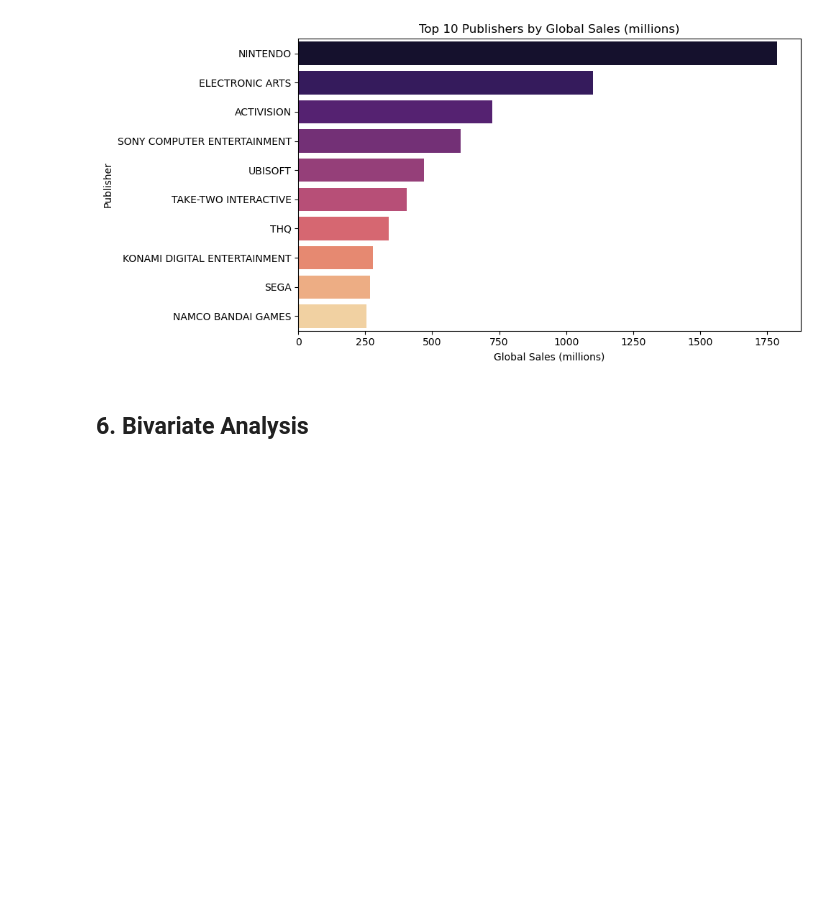
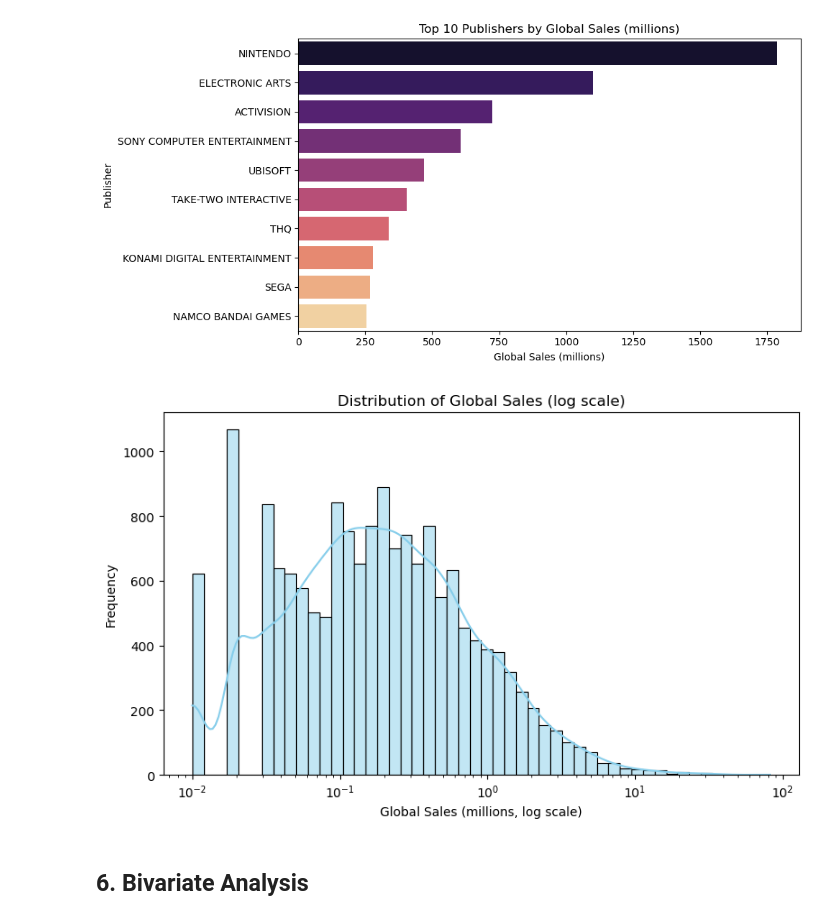
Before and after one commit to profadept/video-game-sales-analysis, a Jupyter notebook: notebooks/Video_Game_Sales_EDA.ipynb, the cells around one changed output. Drawn from its saved outputs; the diff is of its cells as text; code cells hidden in the pictures; blank space fills up the shorter version.

Commit message:
Add global sales distribution plot with log scale to complete univariate analysis

```diff
--- a/notebooks/Video_Game_Sales_EDA.ipynb
+++ b/notebooks/Video_Game_Sales_EDA.ipynb
@@ -317,6 +317,18 @@ plt.savefig("../figures/top10_publishers_sales.png", dpi=300)
 plt.show()
 # %% [output]
 [figure]
+# %%
+# --- 5.4 Global Sales Distribution (log scale) ---
+plt.figure(figsize=(8, 5))
+sns.histplot(data["Global_Sales"], bins=50, kde=True, color="skyblue", log_scale=True)
+plt.title("Distribution of Global Sales (log scale)")
+plt.xlabel("Global Sales (millions, log scale)")
+plt.ylabel("Frequency")
+plt.tight_layout()
+plt.savefig("../figures/global_sales_distribution_log.png", dpi=300)
+plt.show()
+# %% [output]
+[figure, added]
 # %% [markdown]
 ## 6. Bivariate Analysis
 # %% [markdown]
```
Also changed, not shown: 1 other file.
